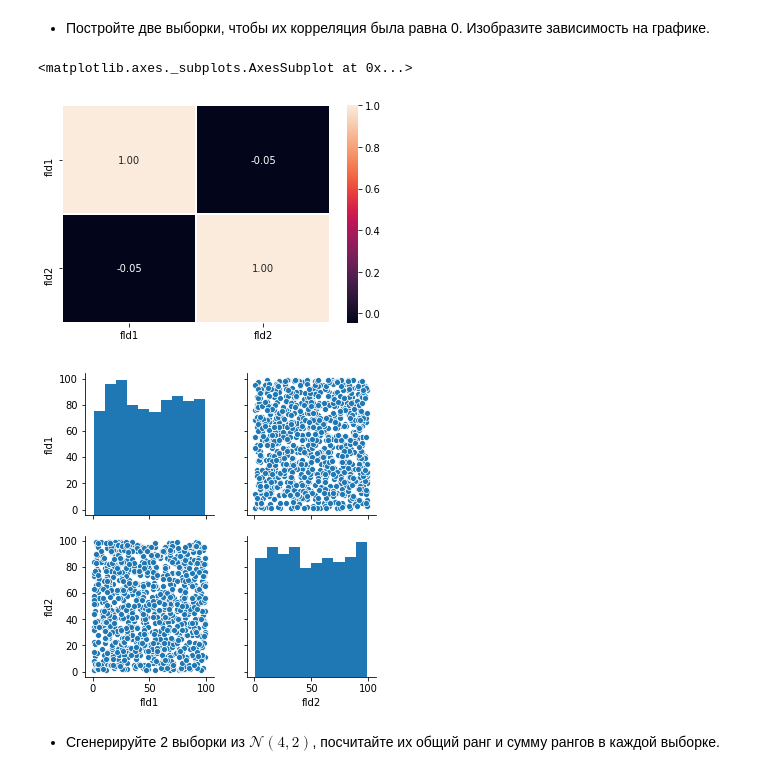
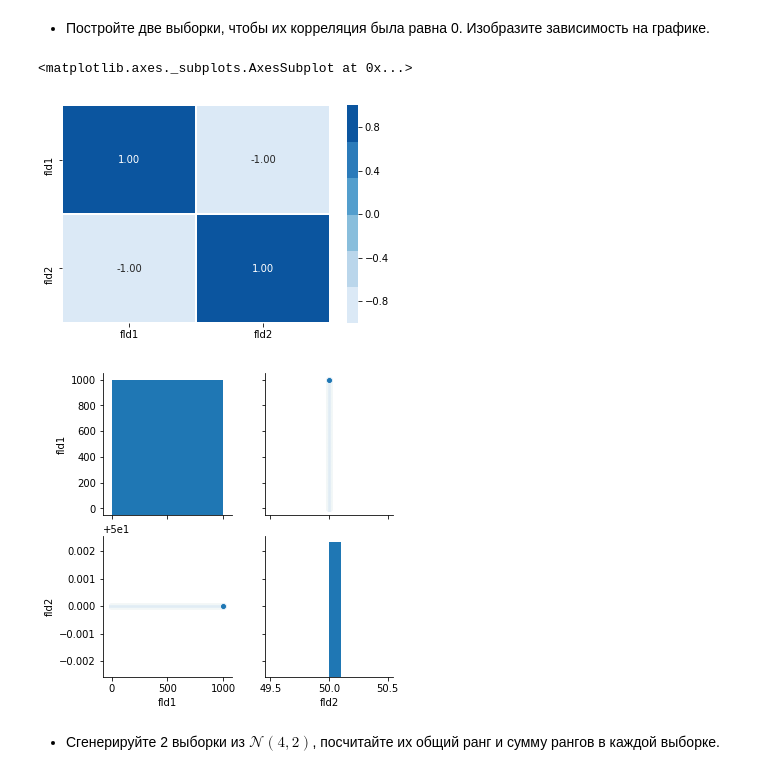
Before and after one commit to tormoz70/netology-pyton-hw, a Jupyter notebook: hw10.ipynb, the cells around one changed output. Cells and saved outputs as stored; diff of their text form; code cells hidden in the pictures.

```diff
--- a/hw10.ipynb
+++ b/hw10.ipynb
@@ -336,22 +342,26 @@ sns_plot = sns.pairplot(df[['fld1', 'fld2']]);
 - Постройте две выборки, чтобы их корреляция была равна 0. Изобразите зависимость на графике.
 # %%
 #your code here
-a = [ (np.random.randint(1,100), np.random.randint(1,100))  for i in
-range(0,1000) ]
+a = [ (i, 50)  for i in range(0,1000) ]
 df = pd.DataFrame(data =a,columns=['fld1','fld2'])
 corr = df.corr()
 # %%
+#sns.heatmap(df, cmap="YlGnBu")
+#sns.heatmap(df, cmap="Blues")
+#sns.heatmap(df, cmap="BuPu")
+#sns.heatmap(df, cmap="Greens")
+
 sns.heatmap(corr,
             xticklabels=corr.columns.values,
             yticklabels=corr.columns.values, annot=True, fmt=".2f",
-            linewidths=0.5)
+            linewidths=0.5, cmap=sns.color_palette("Blues"))
 # %% [output]
 <matplotlib.axes._subplots.AxesSubplot at 0x...>
-[figure, old version]
+[figure, new version]
 # %%
 sns_plot = sns.pairplot(df[['fld1', 'fld2']]);
 # %% [output]
-[figure, old version]
+[figure, new version]
 # %% [markdown]
 - Сгенерируйте 2 выборки из $\mathcal{N}(4,2)$, посчитайте их общий ранг и сумму рангов в каждой выборке.
 # %%
```
Also changed, not shown: parts of 21 cells of this notebook.
